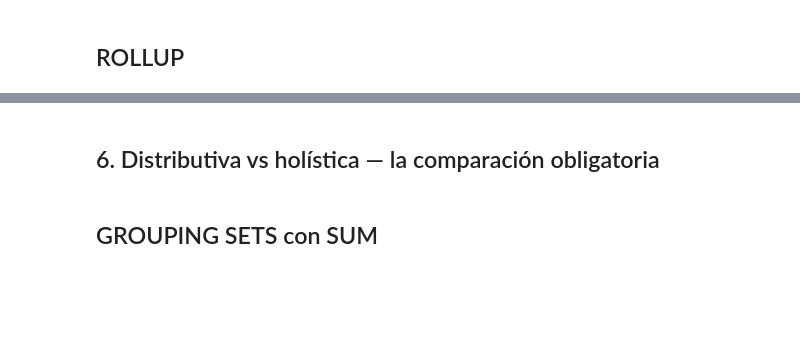
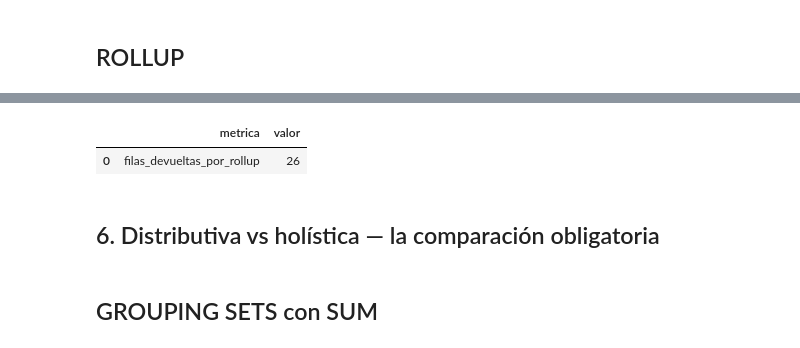
Before and after one commit to Esparrago23/Mineria_De_Datos, a Jupyter notebook: notebook.ipynb, the cells around one changed output, grey strips where cells are left out. Drawn from its saved outputs; the diff is of its cells as text; code cells hidden in the pictures; blank space fills up the shorter version.

```diff
--- a/notebook.ipynb
+++ b/notebook.ipynb
@@ -210,3 +255,15 @@ rollup_df
+# %%
+rollup_check_df = pd.DataFrame(
+    {
+        "metrica": ["filas_devueltas_por_rollup"],
+        "valor": [len(rollup_df)],
+    }
+)
+
+rollup_check_df
+# %% [output]
+|  | metrica | valor |
+| 0 | filas_devueltas_por_rollup | 26 |
 # %% [markdown]
 ## 6. Distributiva vs holística — la comparación obligatoria
 # %% [markdown]
```
Also changed, not shown: parts of 17 cells of this notebook, 2 other files.
